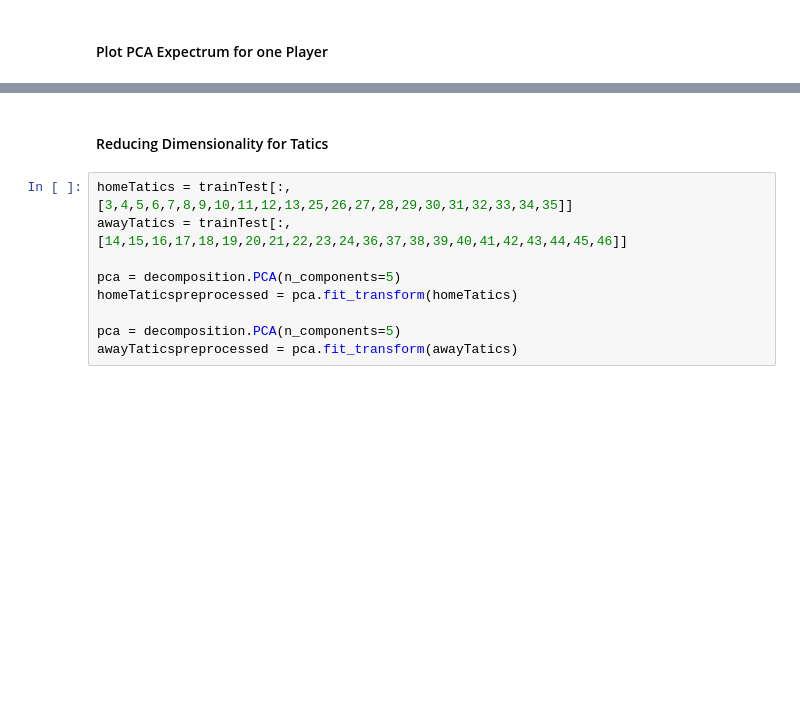
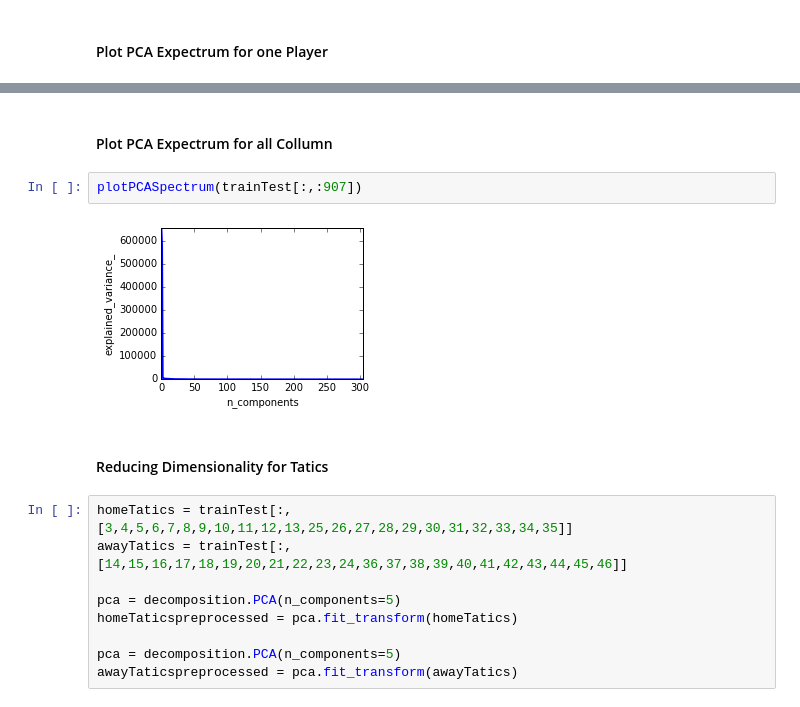
Before and after one commit to hugdiniz/SoccerMiningLeague, a Jupyter notebook: src/predict result one league one season with players.ipynb, the cells around one changed output, grey strips where cells are left out. Saved outputs shown, nothing was run; the diff lists cells and outputs as text; blank space fills up the shorter version.

```diff
--- a/src/predict result one league one season with players.ipynb
+++ b/src/predict result one league one season with players.ipynb
@@ -62,3 +63,9 @@ plotPCASpectrum(homeRateTeam)
+# %% [markdown]
+#### Plot PCA Expectrum for all Collumn
+# %%
+plotPCASpectrum(trainTest[:,:907])
+# %% [output]
+[figure, added]
 # %% [markdown]
 #### Reducing Dimensionality for Tatics
 # %%
```
Also changed, not shown: parts of 20 cells of this notebook, 10 other files.
